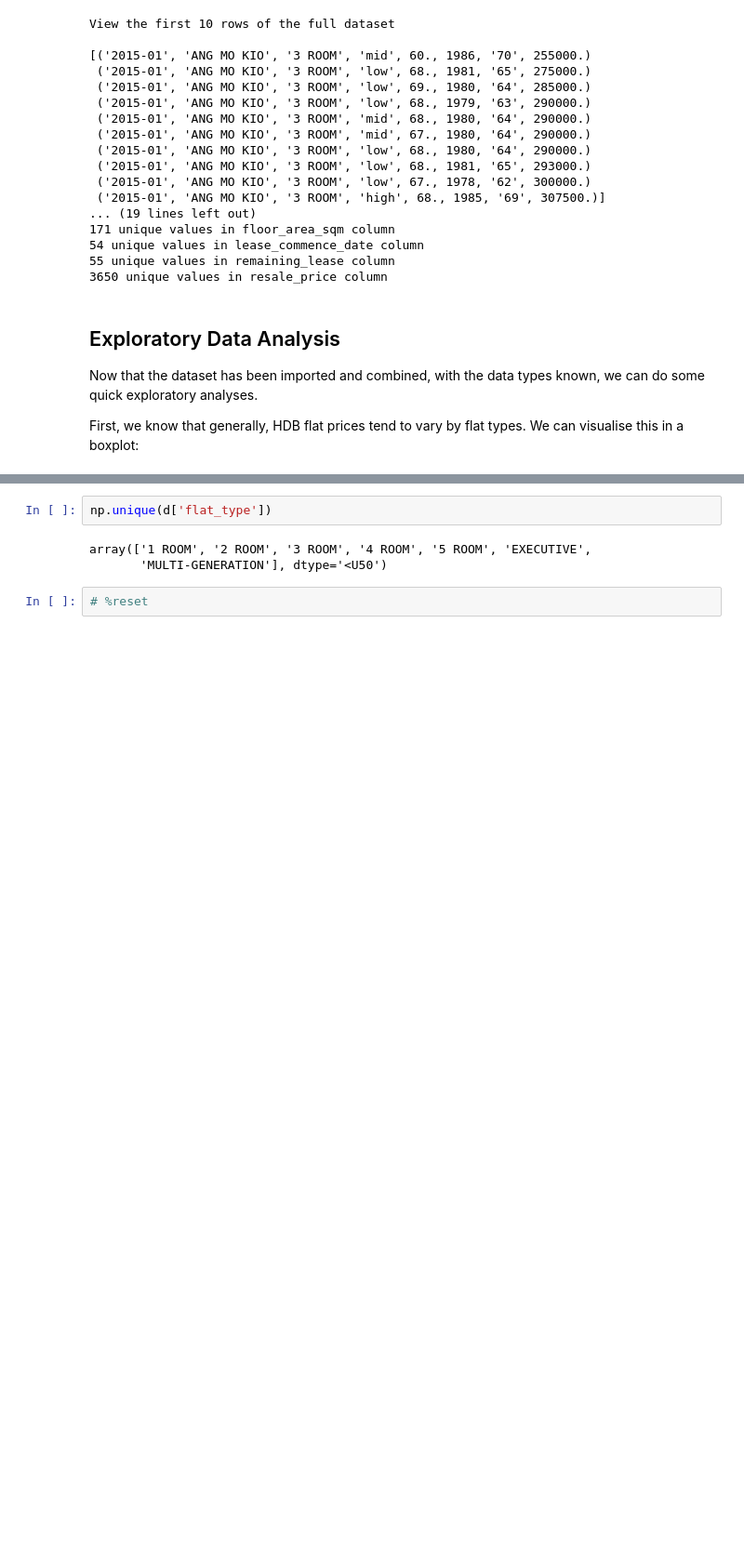
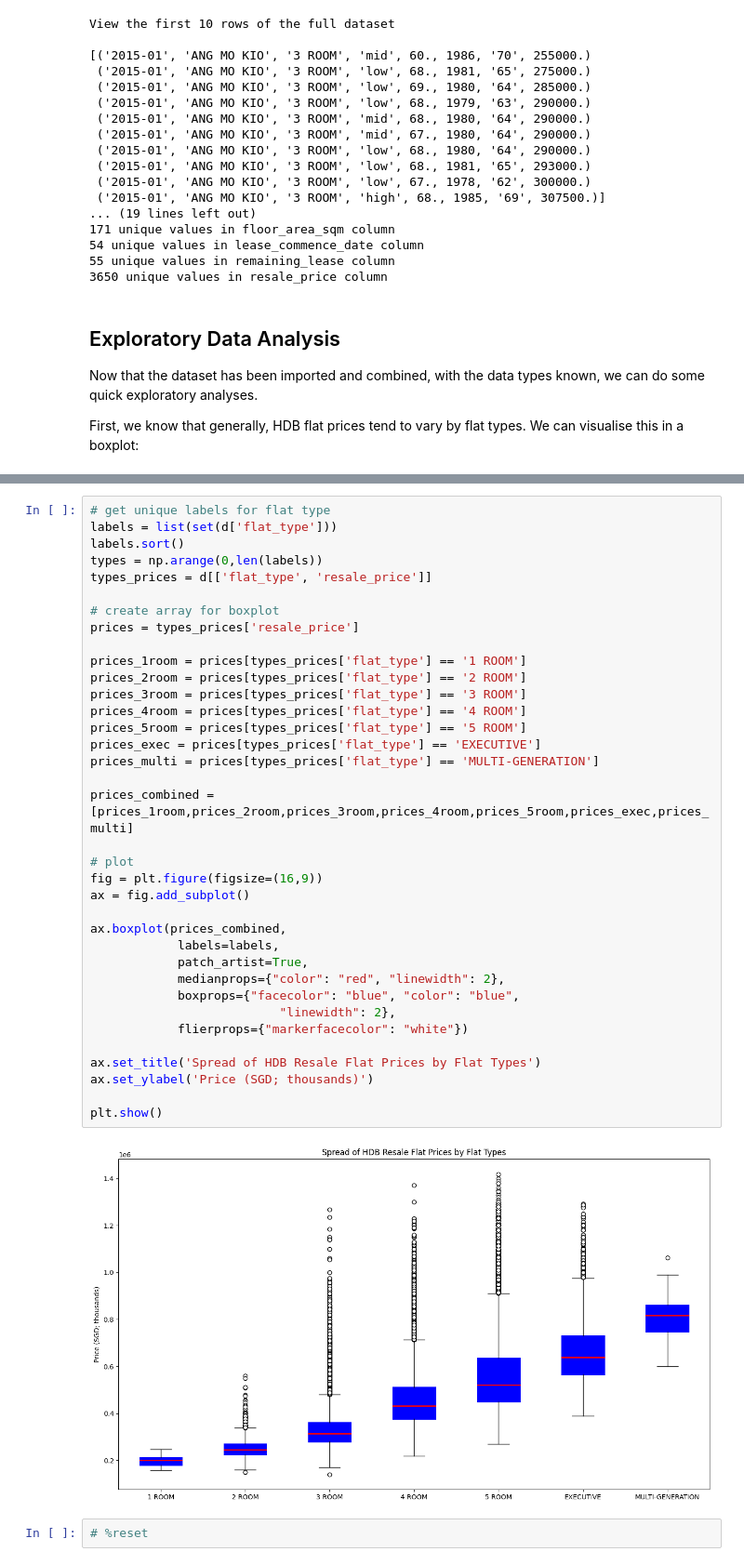
Before and after one commit to iyliahutta/Intro-to-Programming-for-DS, a Jupyter notebook: CA1/CA1.ipynb, the cells around one changed output, grey strips where cells are left out. Shown at 93% size. Cells and saved outputs as stored; diff of their text form; blank space fills up the shorter version.

Commit message:
CA1 - changed dataset 1 to boxplot

```diff
--- a/CA1/CA1.ipynb
+++ b/CA1/CA1.ipynb
@@ -169,7 +124,40 @@ plt.show()
-# %%
-np.unique(d['flat_type'])
-# %% [output]
-array(['1 ROOM', '2 ROOM', '3 ROOM', '4 ROOM', '5 ROOM', 'EXECUTIVE',
-       'MULTI-GENERATION'], dtype='<U50')
+# %%
+# get unique labels for flat type
+labels = list(set(d['flat_type']))
+labels.sort()
+types = np.arange(0,len(labels))
+types_prices = d[['flat_type', 'resale_price']]
+
+# create array for boxplot
+prices = types_prices['resale_price']
+
+prices_1room = prices[types_prices['flat_type'] == '1 ROOM']
+prices_2room = prices[types_prices['flat_type'] == '2 ROOM']
+prices_3room = prices[types_prices['flat_type'] == '3 ROOM']
+prices_4room = prices[types_prices['flat_type'] == '4 ROOM']
+prices_5room = prices[types_prices['flat_type'] == '5 ROOM']
+prices_exec = prices[types_prices['flat_type'] == 'EXECUTIVE']
+prices_multi = prices[types_prices['flat_type'] == 'MULTI-GENERATION']
+
+prices_combined = [prices_1room,prices_2room,prices_3room,prices_4room,prices_5room,prices_exec,prices_multi]
+
+# plot
+fig = plt.figure(figsize=(16,9))
+ax = fig.add_subplot()
+
+ax.boxplot(prices_combined,
+            labels=labels,
+            patch_artist=True,
+            medianprops={"color": "red", "linewidth": 2},
+            boxprops={"facecolor": "blue", "color": "blue",
+                          "linewidth": 2},
+            flierprops={"markerfacecolor": "white"})
+
+ax.set_title('Spread of HDB Resale Flat Prices by Flat Types')
+ax.set_ylabel('Price (SGD; thousands)')
+
+plt.show()
+# %% [output]
+[figure, added]
 # %%
 # %reset
```
Also changed, not shown: parts of 1 cell of this notebook.
